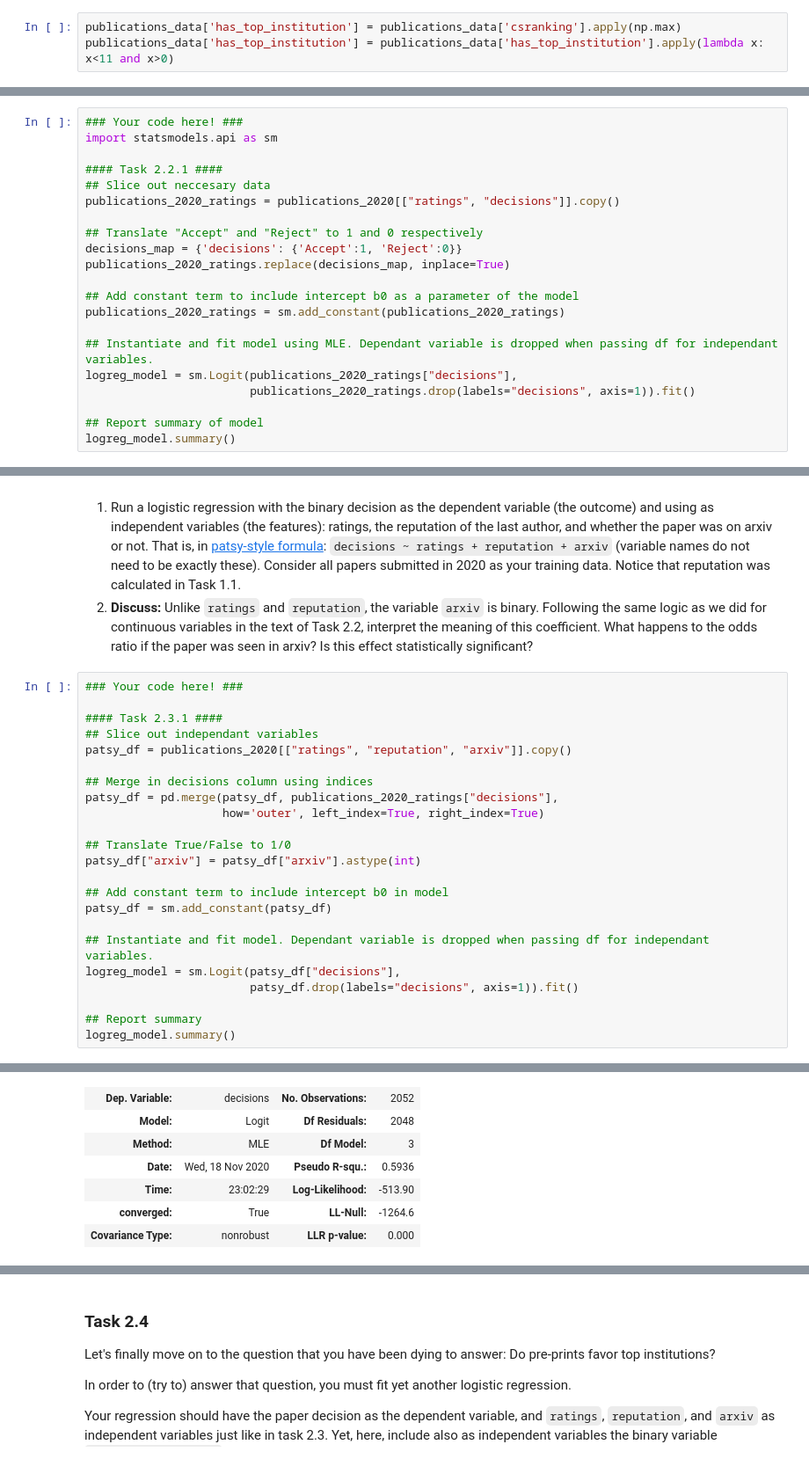
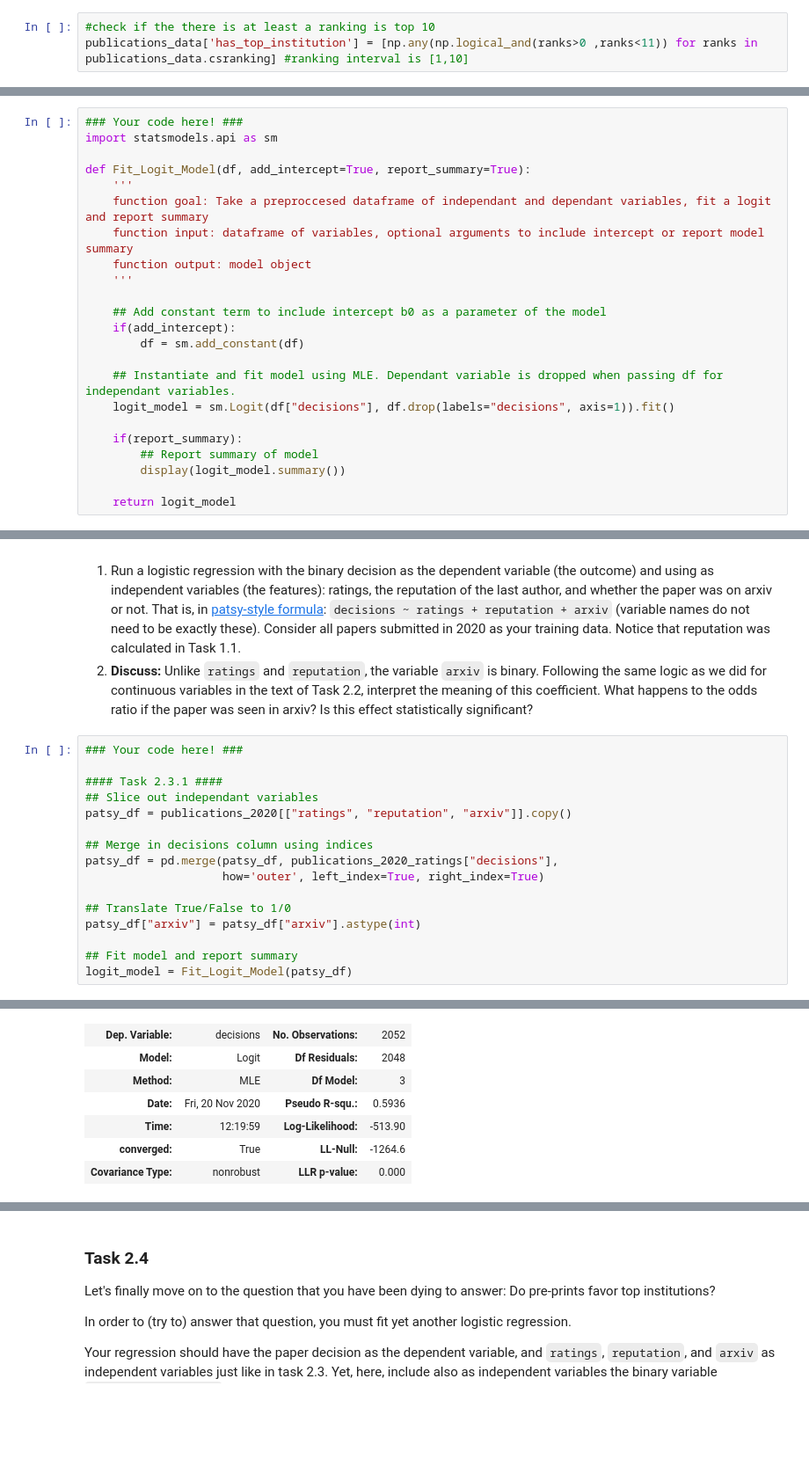
Before and after one commit to dust629/ada2020_teamwork, a Jupyter notebook: hw2_jos.ipynb, the cells around one changed output, grey strips where cells are left out. Shown at 88% size. Drawn from its saved outputs; the diff is of its cells as text; blank space fills up the shorter version.

```diff
--- a/hw2_jos.ipynb
+++ b/hw2_jos.ipynb
@@ -154,6 +179,6 @@ publications_data['reputation']=np.log10(np.array([c[-1] for c in publications_d
 publications_data['csranking'] =  [np.fromstring(x, dtype=int, sep=';') for x in publications_data.csranking]
 publications_data['institution'] = [x.split(';') for x in publications_data.institution]
-# %%
-publications_data['has_top_institution'] = publications_data['csranking'].apply(np.max)
-publications_data['has_top_institution'] = publications_data['has_top_institution'].apply(lambda x: x<11 and x>0)
+# %%
+#check if the there is at least a ranking is top 10
+publications_data['has_top_institution'] = [np.any(np.logical_and(ranks>0 ,ranks<11)) for ranks in publications_data.csranking] #ranking interval is [1,10]
 # %%
@@ -682,20 +877,22 @@ Report the summary of your model.
 ### Your code here! ###
 import statsmodels.api as sm
 
-#### Task 2.2.1 ####
-## Slice out neccesary data
-publications_2020_ratings = publications_2020[["ratings", "decisions"]].copy()
+def Fit_Logit_Model(df, add_intercept=True, report_summary=True):
+    '''
+    function goal: Take a preproccesed dataframe of independant and dependant variables, fit a logit and report summary
+    function input: dataframe of variables, optional arguments to include intercept or report model summary
+    function output: model object
+    '''
 
-## Translate "Accept" and "Reject" to 1 and 0 respectively
-decisions_map = {'decisions': {'Accept':1, 'Reject':0}}
-publications_2020_ratings.replace(decisions_map, inplace=True)
+    ## Add constant term to include intercept b0 as a parameter of the model
+    if(add_intercept):
+        df = sm.add_constant(df)
 
-## Add constant term to include intercept b0 as a parameter of the model
-publications_2020_ratings = sm.add_constant(publications_2020_ratings)
+    ## Instantiate and fit model using MLE. Dependant variable is dropped when passing df for independant variables.
+    logit_model = sm.Logit(df["decisions"], df.drop(labels="decisions", axis=1)).fit()
 
-## Instantiate and fit model using MLE. Dependant variable is dropped when passing df for independant variables.
-logreg_model = sm.Logit(publications_2020_ratings["decisions"],
-                        publications_2020_ratings.drop(labels="decisions", axis=1)).fit()
+    if(report_summary):
+        ## Report summary of model
+        display(logit_model.summary())
 
-## Report summary of model
-logreg_model.summary()
+    return logit_model
@@ -765,36 +973,29 @@ Notice that reputation was calculated in Task 1.1.
 # %%
 ### Your code here! ###
 
 #### Task 2.3.1 ####
 ## Slice out independant variables
 patsy_df = publications_2020[["ratings", "reputation", "arxiv"]].copy()
 
 ## Merge in decisions column using indices
 patsy_df = pd.merge(patsy_df, publications_2020_ratings["decisions"],
                     how='outer', left_index=True, right_index=True)
 
 ## Translate True/False to 1/0
 patsy_df["arxiv"] = patsy_df["arxiv"].astype(int)
 
-## Add constant term to include intercept b0 in model
-patsy_df = sm.add_constant(patsy_df)
-
-## Instantiate and fit model. Dependant variable is dropped when passing df for independant variables.
-logreg_model = sm.Logit(patsy_df["decisions"],
-                        patsy_df.drop(labels="decisions", axis=1)).fit()
-
-## Report summary
-logreg_model.summary()
+## Fit model and report summary
+logit_model = Fit_Logit_Model(patsy_df)
 # %% [output]
 Optimization terminated successfully.
          Current function value: 0.250440
          Iterations 8
 Logit Regression Results
 | Dep. Variable: | decisions | No. Observations: | 2052 |
 | Model: | Logit | Df Residuals: | 2048 |
 | Method: | MLE | Df Model: | 3 |
-| Date: | Wed, 18 Nov 2020 | Pseudo R-squ.: | 0.5936 |
-| Time: | 23:02:29 | Log-Likelihood: | -513.90 |
+| Date: | Fri, 20 Nov 2020 | Pseudo R-squ.: | 0.5936 |
+| Time: | 12:19:59 | Log-Likelihood: | -513.90 |
 | converged: | True | LL-Null: | -1264.6 |
 | Covariance Type: | nonrobust | LLR p-value: | 0.000 |
 |  | coef | std err | z | P>|z| | [0.025 | 0.975] |
```
Also changed, not shown: parts of 84 cells of this notebook.
